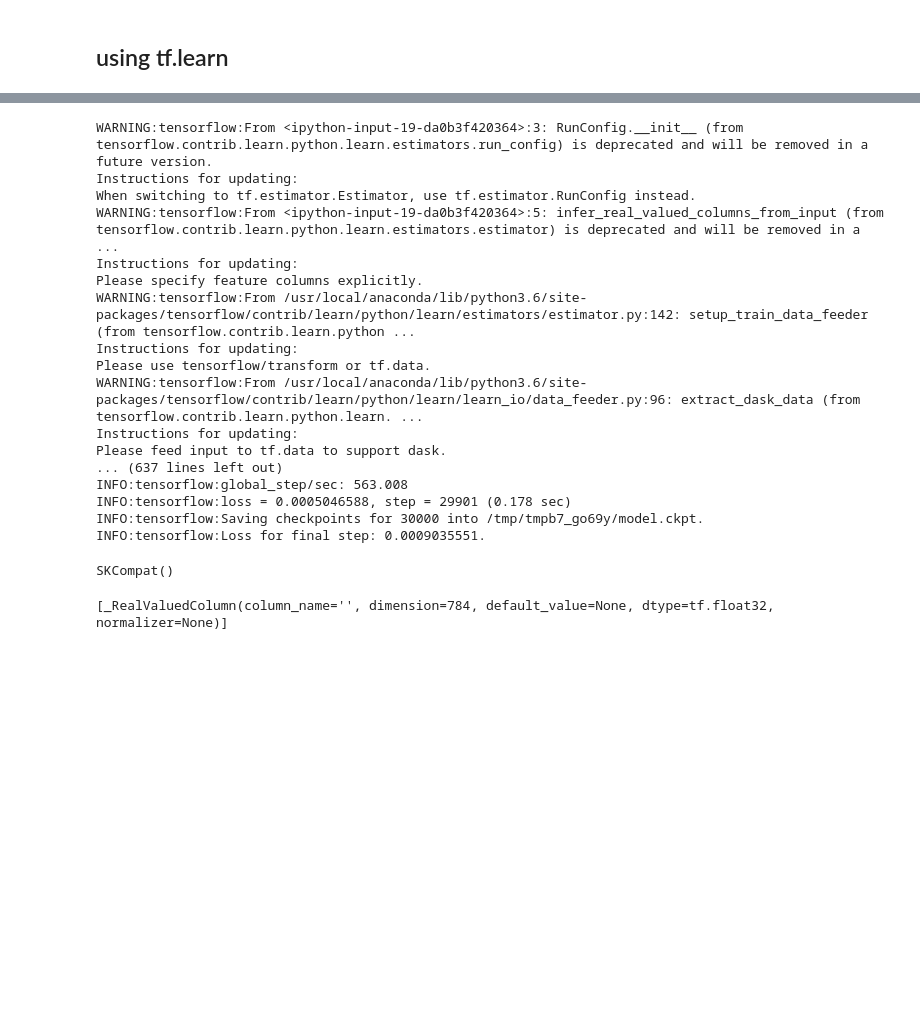
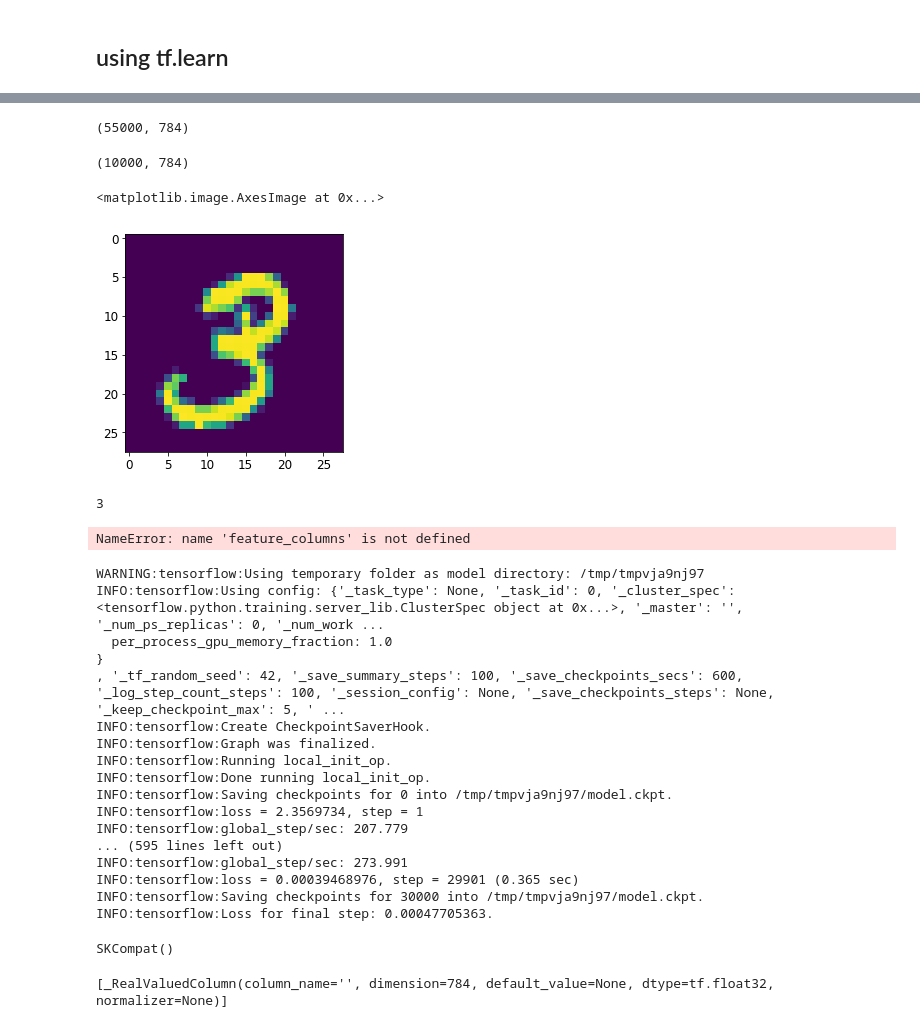
Before and after one commit to cloudxlab/ml, a Jupyter notebook: deep_learning/introduction_to_artificial_neural_networks.ipynb, the cells around one changed output, grey strips where cells are left out. Cells and saved outputs as stored; diff of their text form; code cells hidden in the pictures; blank space fills up the shorter version.

```diff
--- a/deep_learning/introduction_to_artificial_neural_networks.ipynb
+++ b/deep_learning/introduction_to_artificial_neural_networks.ipynb
@@ -202,3 +216,7 @@ X_train = mnist.train.images
 X_test = mnist.test.images
 y_train = mnist.train.labels.astype("int")
 y_test = mnist.test.labels.astype("int")
+# %%
+X_train.shape
+# %% [output]
+(55000, 784)
@@ -205,2 +225,15 @@ y_test = mnist.test.labels.astype("int")
+# %%
+X_test.shape
+# %% [output]
+(10000, 784)
+# %%
+plt.imshow(X_train[1].reshape(28, -1))
+# %% [output]
+<matplotlib.image.AxesImage at 0x...>
+[figure, added]
+# %%
+y_train[1]
+# %% [output]
+3
 # %%
 import tensorflow as tf
@@ -210,31 +240,35 @@ config?
+# %%
+feature_columns
+# %% [output]
+NameError: name 'feature_columns' is not defined
 # %%
 import tensorflow as tf
 
 config = tf.contrib.learn.RunConfig(tf_random_seed=42) # not shown in the config
 
 feature_cols = tf.contrib.learn.infer_real_valued_columns_from_input(X_train)
-dnn_clf = tf.contrib.learn.DNNClassifier(hidden_units=[100, 100, 100], n_classes=10,
+dnn_clf = tf.contrib.learn.DNNClassifier(hidden_units=[200, 200, 200], n_classes=10,
                                          feature_columns=feature_cols, config=config)
 dnn_clf = tf.contrib.learn.SKCompat(dnn_clf) # if TensorFlow >= 1.1
 dnn_clf.fit(X_train, y_train, batch_size=50, steps=30000)
 # %% [output]
-WARNING:tensorflow:From <ipython-input-19-da0b3f420364>:3: RunConfig.__init__ (from tensorflow.contrib.learn.python.learn.estimators.run_config) is deprecated and will be removed in a future version.
-Instructions for updating:
-When switching to tf.estimator.Estimator, use tf.estimator.RunConfig instead.
-WARNING:tensorflow:From <ipython-input-19-da0b3f420364>:5: infer_real_valued_columns_from_input (from tensorflow.contrib.learn.python.learn.estimators.estimator) is deprecated and will be removed in a ...
-Instructions for updating:
-Please specify feature columns explicitly.
-WARNING:tensorflow:From /usr/local/anaconda/lib/python3.6/site-packages/tensorflow/contrib/learn/python/learn/estimators/estimator.py:142: setup_train_data_feeder (from tensorflow.contrib.learn.python ...
-Instructions for updating:
-Please use tensorflow/transform or tf.data.
-WARNING:tensorflow:From /usr/local/anaconda/lib/python3.6/site-packages/tensorflow/contrib/learn/python/learn/learn_io/data_feeder.py:96: extract_dask_data (from tensorflow.contrib.learn.python.learn. ...
-Instructions for updating:
-Please feed input to tf.data to support dask.
-... (637 lines left out)
-INFO:tensorflow:global_step/sec: 563.008
-INFO:tensorflow:loss = 0.0005046588, step = 29901 (0.178 sec)
-INFO:tensorflow:Saving checkpoints for 30000 into /tmp/tmpb7_go69y/model.ckpt.
-INFO:tensorflow:Loss for final step: 0.0009035551.
+WARNING:tensorflow:Using temporary folder as model directory: /tmp/tmpvja9nj97
+INFO:tensorflow:Using config: {'_task_type': None, '_task_id': 0, '_cluster_spec': <tensorflow.python.training.server_lib.ClusterSpec object at 0x...>, '_master': '', '_num_ps_replicas': 0, '_num_work ...
+  per_process_gpu_memory_fraction: 1.0
+}
+, '_tf_random_seed': 42, '_save_summary_steps': 100, '_save_checkpoints_secs': 600, '_log_step_count_steps': 100, '_session_config': None, '_save_checkpoints_steps': None, '_keep_checkpoint_max': 5, ' ...
+INFO:tensorflow:Create CheckpointSaverHook.
+INFO:tensorflow:Graph was finalized.
+INFO:tensorflow:Running local_init_op.
+INFO:tensorflow:Done running local_init_op.
+INFO:tensorflow:Saving checkpoints for 0 into /tmp/tmpvja9nj97/model.ckpt.
+INFO:tensorflow:loss = 2.3569734, step = 1
+INFO:tensorflow:global_step/sec: 207.779
+... (595 lines left out)
+INFO:tensorflow:global_step/sec: 273.991
+INFO:tensorflow:loss = 0.00039468976, step = 29901 (0.365 sec)
+INFO:tensorflow:Saving checkpoints for 30000 into /tmp/tmpvja9nj97/model.ckpt.
+INFO:tensorflow:Loss for final step: 0.00047705363.
 SKCompat()
 # %%
 feature_cols
```
Also changed, not shown: parts of 20 cells of this notebook.
